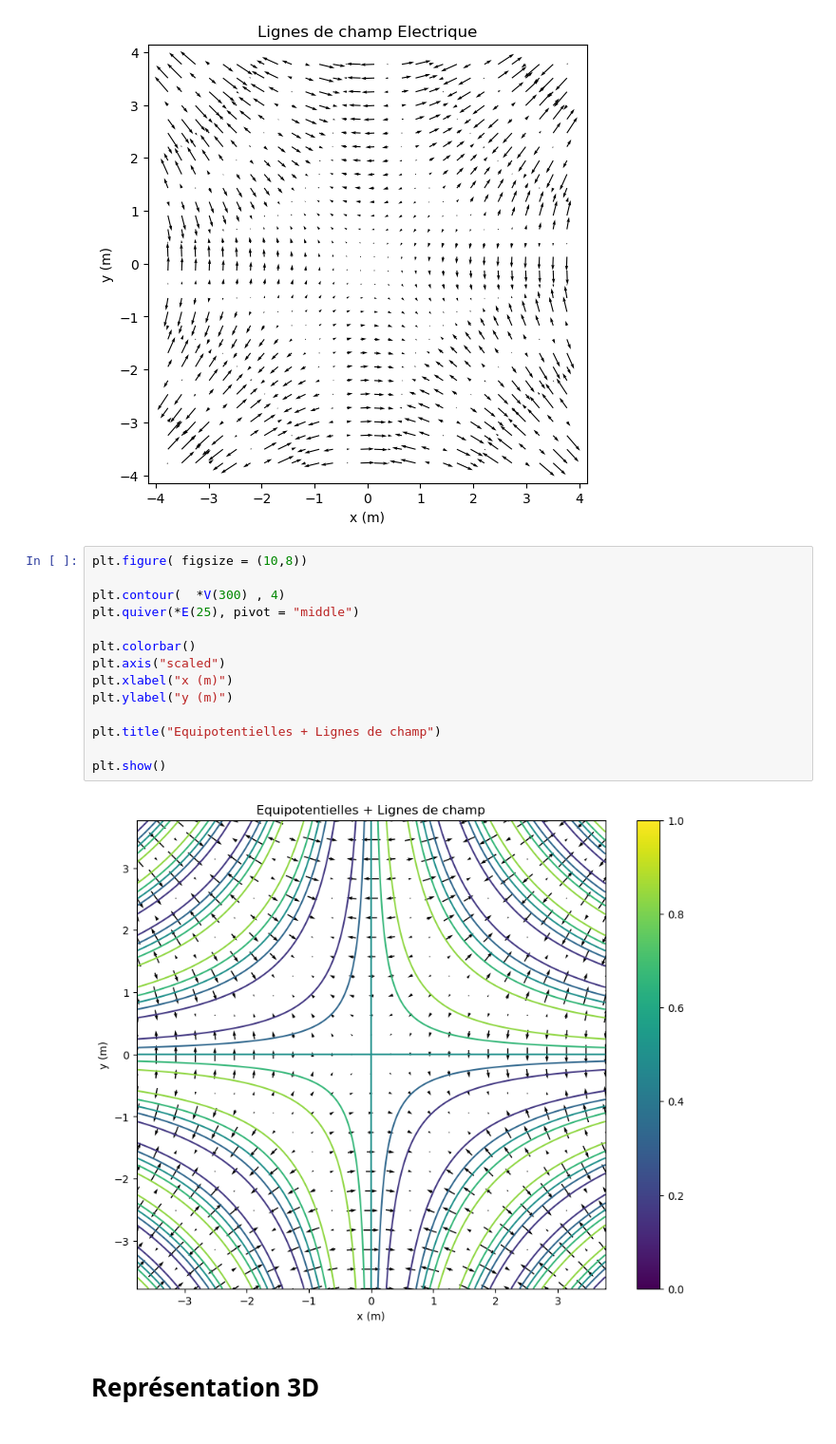
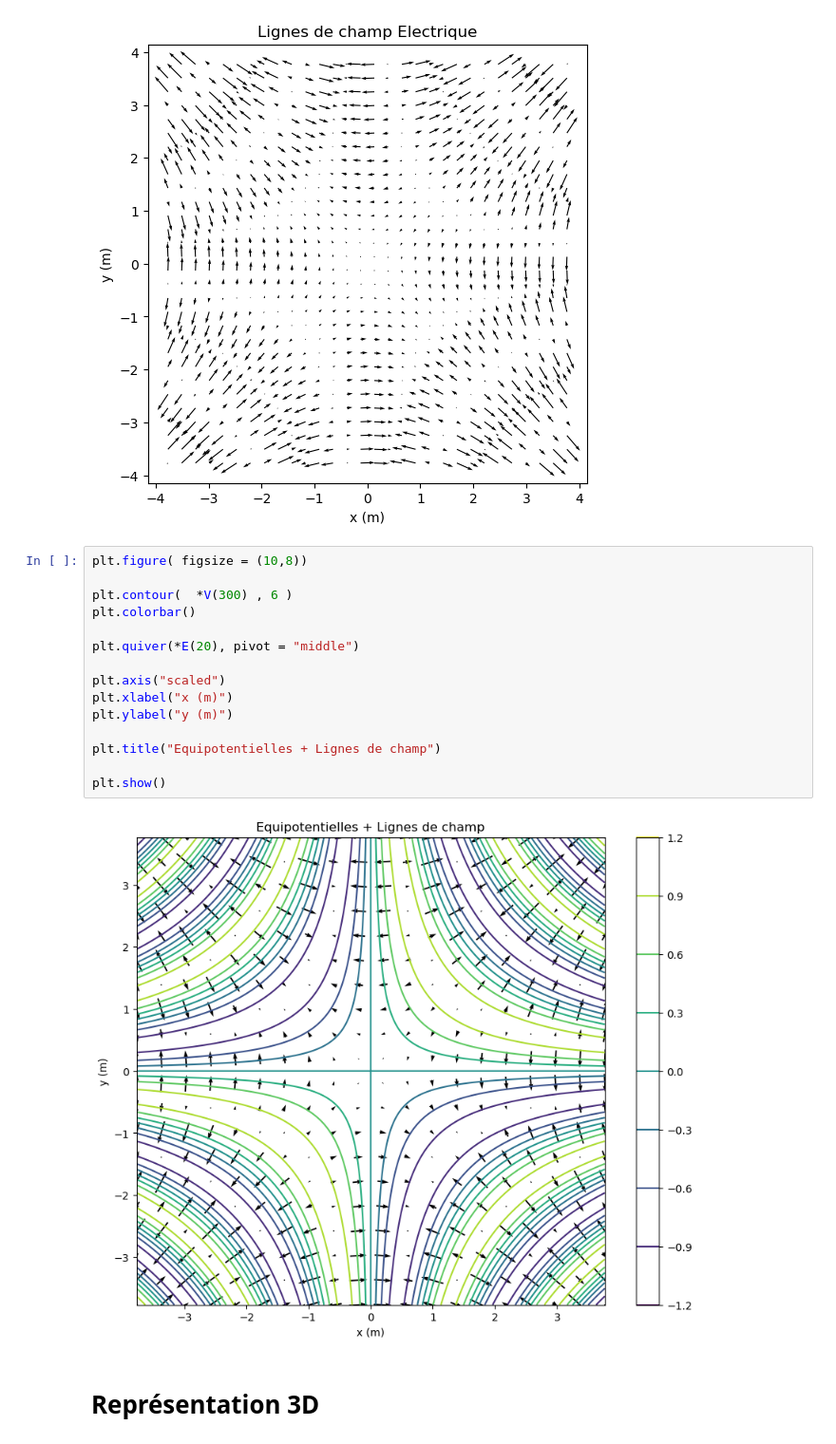
Before and after one commit to Brice-KENGNI-ZANGUIM/Python-pour-les-Mathematiques, a Jupyter notebook: Visualiser un champ de vecteurs.ipynb, the cells around one changed output. Shown at 95% size. Cells and saved outputs as stored; diff of their text form.

```diff
--- a/Visualiser un champ de vecteurs.ipynb
+++ b/Visualiser un champ de vecteurs.ipynb
@@ -248,19 +248,20 @@ plt.show()
 # %%
 plt.figure( figsize = (10,8))
 
-plt.contour(  *V(300) , 4)
-plt.quiver(*E(25), pivot = "middle")
+plt.contour(  *V(300) , 6 )
+plt.colorbar()
 
-plt.colorbar()
+plt.quiver(*E(20), pivot = "middle")
+
 plt.axis("scaled")
 plt.xlabel("x (m)")
 plt.ylabel("y (m)")
 
 plt.title("Equipotentielles + Lignes de champ")
 
 plt.show()
 # %% [output]
-[figure, old version]
+[figure, new version]
 # %% [markdown]
 <h1> <strong> Représentation 3D
 # %% [markdown]
```
